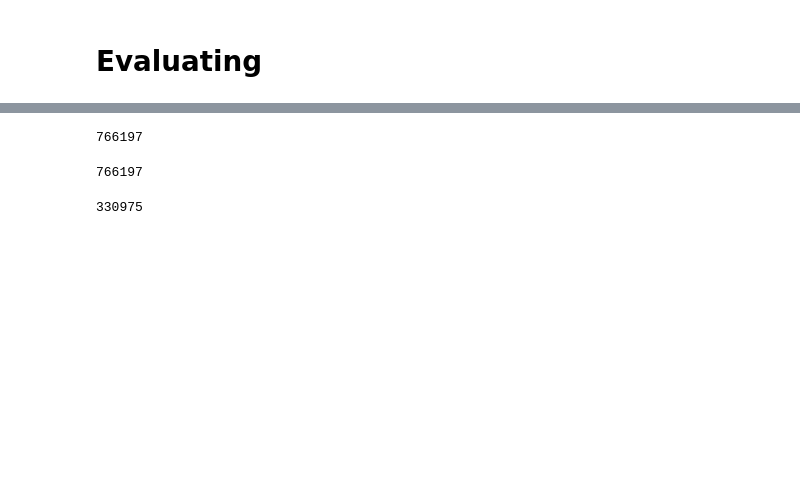
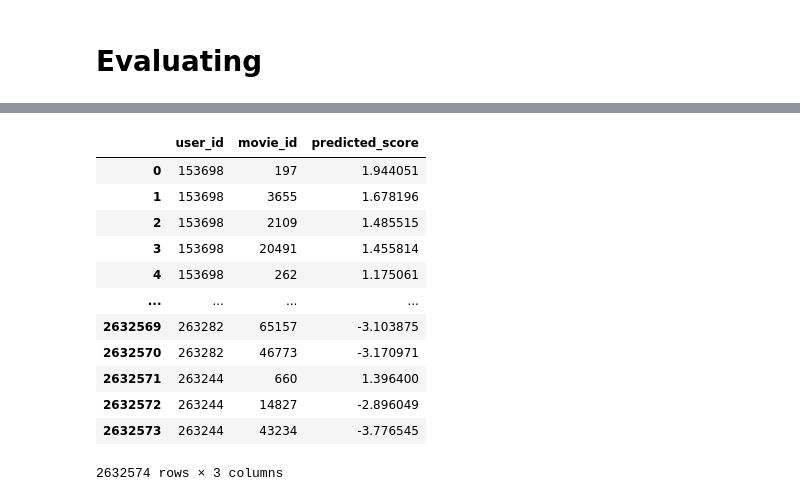
Before and after one commit to Azamat0315277/Link-prediction, a Jupyter notebook: Link-prediction.ipynb, the cells around one changed output, grey strips where cells are left out. Drawn from its saved outputs; the diff is of its cells as text; code cells hidden in the pictures; blank space fills up the shorter version.

```diff
--- a/Link-prediction.ipynb
+++ b/Link-prediction.ipynb
@@ -476,8 +497,23 @@ for sampled_data in tqdm.tqdm(val_loader):
         # Append the movie and its score for each user
         recommendations[user_id].append((movie_id, score))
 
-# Now sort the recommendations for each user by score (descending) and show top N movies
+# # Now sort the recommendations for each user by score (descending) and show top N movies
+# top_n = 10  # Set how many top movies to recommend for each user
+# for user_id, movie_scores in recommendations.items():
+#     # Sort the list of (movie_id, score) by score in descending order
+#     sorted_recommendations = sorted(movie_scores, key=lambda x: x[1], reverse=True)
+
+#     # Get the top N movie recommendations
+#     top_movies = sorted_recommendations[:top_n]
+
+#     print(f"\nTop {top_n} recommendations for user {user_id}:")
+#     for movie_id, score in top_movies:
+#         print(f"Movie ID: {movie_id}, Predicted Score: {score:.4f}")
+
+# Create a list to store the top recommendations in a structured format
 top_n = 10  # Set how many top movies to recommend for each user
+recommendation_data = []
+
 for user_id, movie_scores in recommendations.items():
     # Sort the list of (movie_id, score) by score in descending order
     sorted_recommendations = sorted(movie_scores, key=lambda x: x[1], reverse=True)
@@ -485,18 +521,35 @@ for user_id, movie_scores in recommendations.items():
     # Get the top N movie recommendations
     top_movies = sorted_recommendations[:top_n]
 
-    print(f"\nTop {top_n} recommendations for user {user_id}:")
+    # Append the recommendations for this user to the list
     for movie_id, score in top_movies:
-        print(f"Movie ID: {movie_id}, Predicted Score: {score:.4f}")
+        recommendation_data.append({
+            'user_id': user_id,
+            'movie_id': movie_id,
+            'predicted_score': score
+        })
+
+# Convert the list of recommendations to a pandas DataFrame
+recommendations_df = pd.DataFrame(recommendation_data)
+
+# Display the DataFrame
+# print(recommendations_df.head())
+
+# # If you want to save the DataFrame to a CSV file:
+# recommendations_df.to_csv('top_movie_recommendations.csv', index=False)
-# %%
-len(ground_truth)
-# %% [output]
-766197
-# %%
-len(pred)
-# %% [output]
-766197
-# %%
-val_data['user'].num_nodes
-# %% [output]
-330975
+# %%
+recommendations_df
+# %% [output]
+|  | user_id | movie_id | predicted_score |
+| 0 | 153698 | 197 | 1.944051 |
+| 1 | 153698 | 3655 | 1.678196 |
+| 2 | 153698 | 2109 | 1.485515 |
+| 3 | 153698 | 20491 | 1.455814 |
+| 4 | 153698 | 262 | 1.175061 |
+| ... | ... | ... | ... |
+| 2632569 | 263282 | 65157 | -3.103875 |
+| 2632570 | 263282 | 46773 | -3.170971 |
+| 2632571 | 263244 | 660 | 1.396400 |
+| 2632572 | 263244 | 14827 | -2.896049 |
+| 2632573 | 263244 | 43234 | -3.776545 |
+2632574 rows × 3 columns
```
Also changed, not shown: parts of 5 cells of this notebook.
